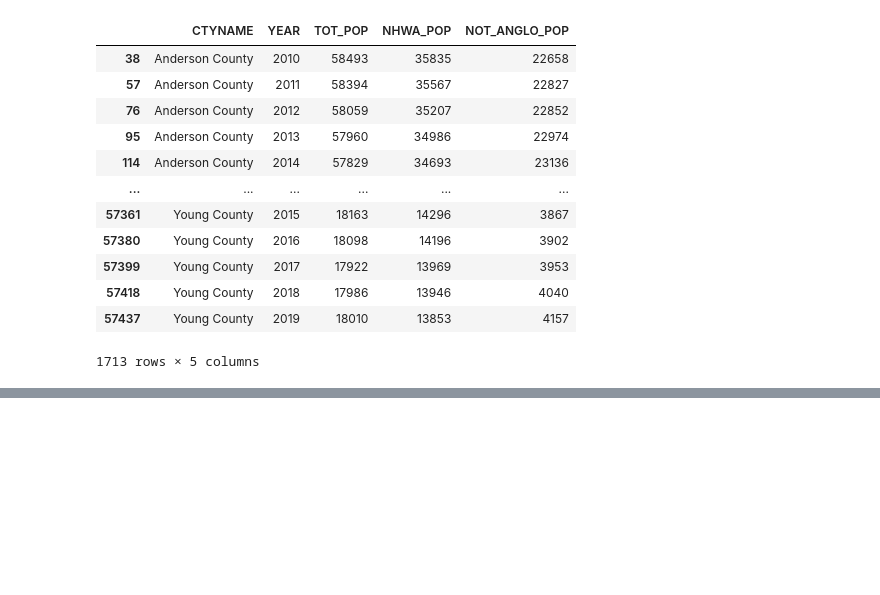
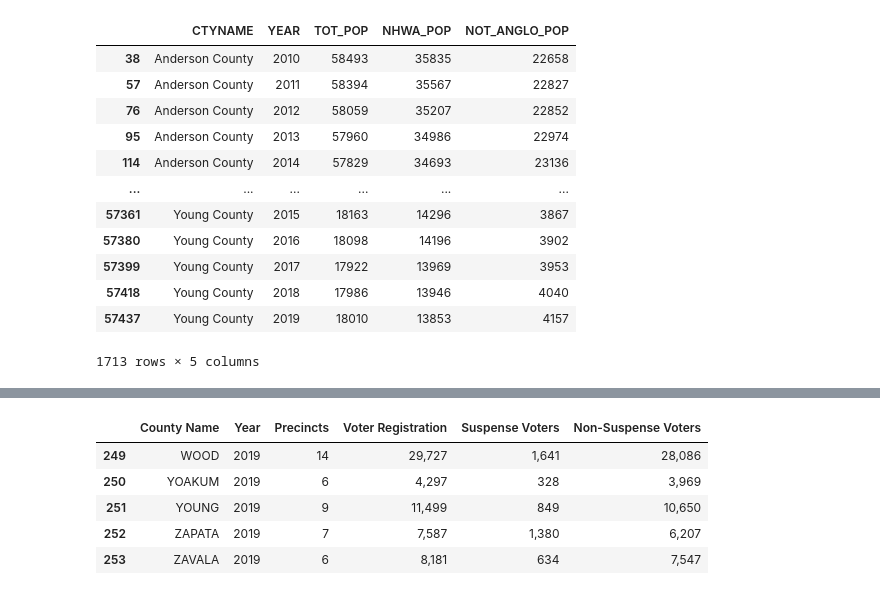
Before and after one commit to tipearso/Voting, a Jupyter notebook: Capstone/notebooks/Tim_capstone.ipynb, the cells around one changed output, grey strips where cells are left out. Saved outputs shown, nothing was run; the diff lists cells and outputs as text; code cells hidden in the pictures; blank space fills up the shorter version.

```diff
--- a/Capstone/notebooks/Tim_capstone.ipynb
+++ b/Capstone/notebooks/Tim_capstone.ipynb
@@ -405,0 +482,11 @@ tx_race_cnty_anglo
+# %%
+tx_reg = pd.concat([reg_2010,reg_2011,reg_2012,reg_2013,reg_2014,reg_2015,reg_2016,reg_2017,reg_2018,reg_2019], axis = 0)
+# %%
+tx_reg.tail()
+# %% [output]
+|  | County Name | Year | Precincts | Voter Registration | Suspense Voters | Non-Suspense Voters |
+| 249 | WOOD | 2019 | 14 | 29,727 | 1,641 | 28,086 |
+| 250 | YOAKUM | 2019 | 6 | 4,297 | 328 | 3,969 |
+| 251 | YOUNG | 2019 | 9 | 11,499 | 849 | 10,650 |
+| 252 | ZAPATA | 2019 | 7 | 7,587 | 1,380 | 6,207 |
+| 253 | ZAVALA | 2019 | 6 | 8,181 | 634 | 7,547 |
```
Also changed, not shown: parts of 12 cells of this notebook.
